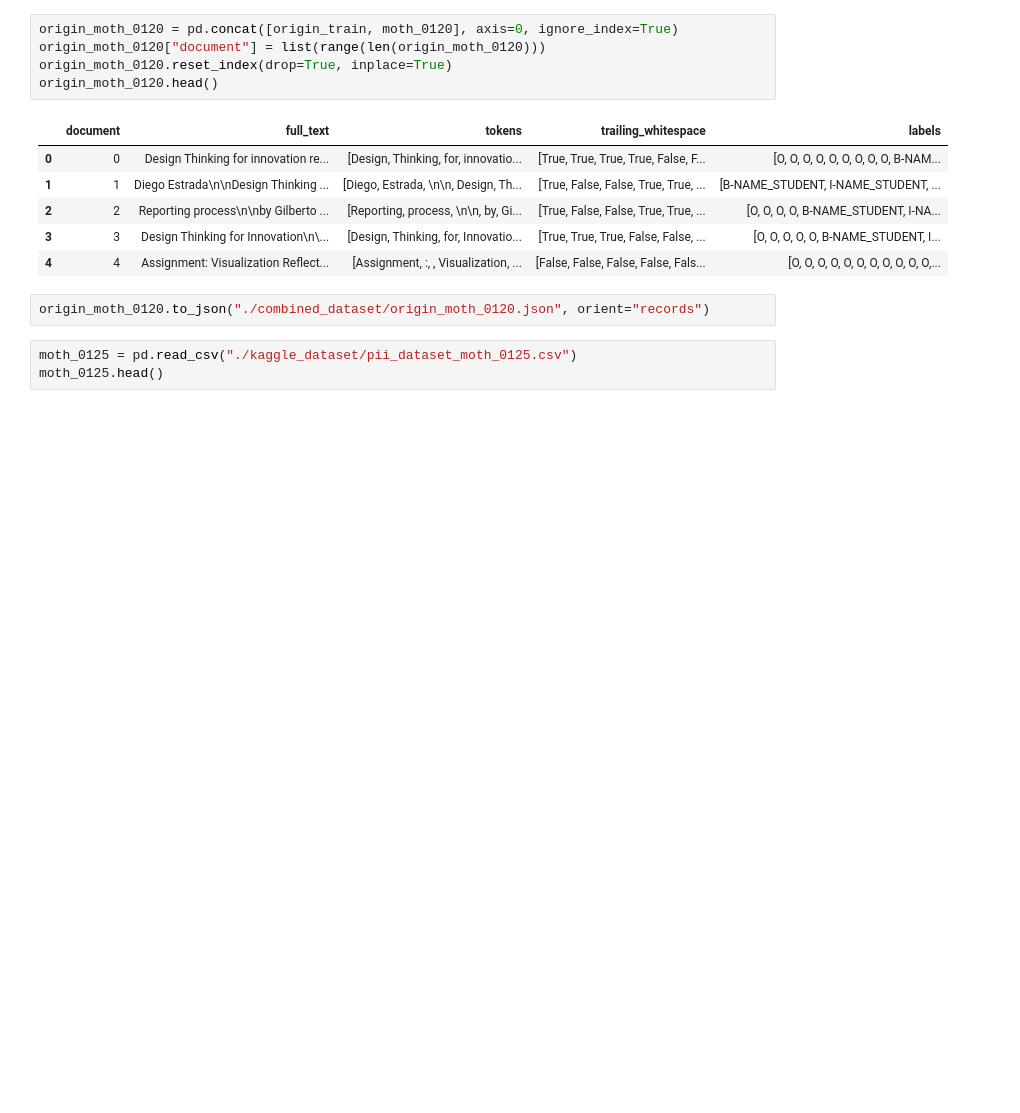
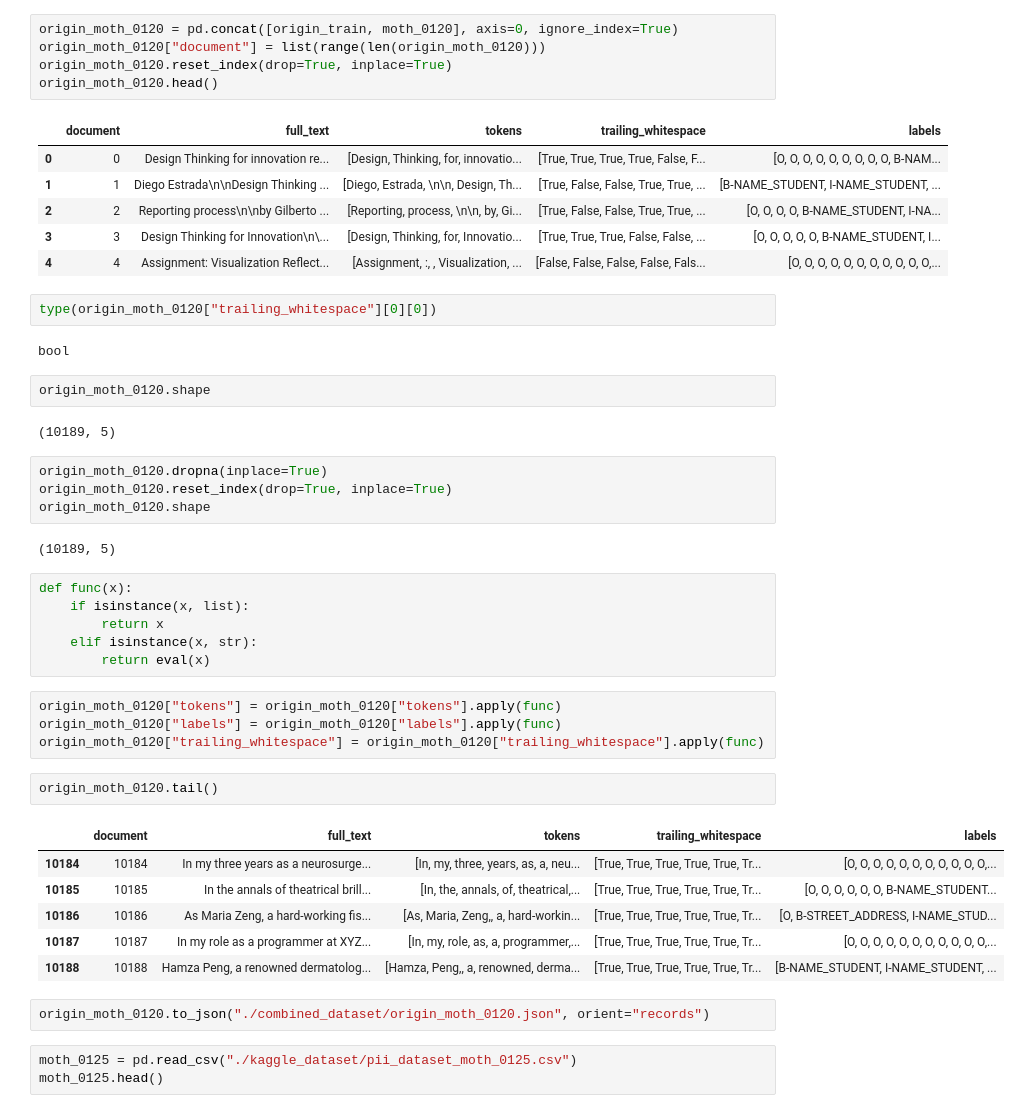
Before and after one commit to Lizhecheng02/Kaggle-PII_Data_Detection, a Jupyter notebook: combine_dataset.ipynb, the cells around one changed output. Cells and saved outputs as stored; diff of their text form; blank space fills up the shorter version.

```diff
--- a/combine_dataset.ipynb
+++ b/combine_dataset.ipynb
@@ -42,6 +46,39 @@ origin_moth_0120.head()
 | 2 | 2 | Reporting process\n\nby Gilberto ... | [Reporting, process, \n\n, by, Gi... | [True, False, False, True, True, ... | [O, O, O, O, B-NAME_STUDENT, I-NA... |
 | 3 | 3 | Design Thinking for Innovation\n\... | [Design, Thinking, for, Innovatio... | [True, True, True, False, False, ... | [O, O, O, O, O, B-NAME_STUDENT, I... |
 | 4 | 4 | Assignment: Visualization Reflect... | [Assignment, :, , Visualization, ... | [False, False, False, False, Fals... | [O, O, O, O, O, O, O, O, O, O, O,... |
+# %%
+type(origin_moth_0120["trailing_whitespace"][0][0])
+# %% [output]
+bool
+# %%
+origin_moth_0120.shape
+# %% [output]
+(10189, 5)
+# %%
+origin_moth_0120.dropna(inplace=True)
+origin_moth_0120.reset_index(drop=True, inplace=True)
+origin_moth_0120.shape
+# %% [output]
+(10189, 5)
+# %%
+def func(x):
+    if isinstance(x, list):
+        return x
+    elif isinstance(x, str):
+        return eval(x)
+# %%
+origin_moth_0120["tokens"] = origin_moth_0120["tokens"].apply(func)
+origin_moth_0120["labels"] = origin_moth_0120["labels"].apply(func)
+origin_moth_0120["trailing_whitespace"] = origin_moth_0120["trailing_whitespace"].apply(func)
+# %%
+origin_moth_0120.tail()
+# %% [output]
+|  | document | full_text | tokens | trailing_whitespace | labels |
+| 10184 | 10184 | In my three years as a neurosurge... | [In, my, three, years, as, a, neu... | [True, True, True, True, True, Tr... | [O, O, O, O, O, O, O, O, O, O, O,... |
+| 10185 | 10185 | In the annals of theatrical brill... | [In, the, annals, of, theatrical,... | [True, True, True, True, True, Tr... | [O, O, O, O, O, O, B-NAME_STUDENT... |
+| 10186 | 10186 | As Maria Zeng, a hard-working fis... | [As, Maria, Zeng,, a, hard-workin... | [True, True, True, True, True, Tr... | [O, B-STREET_ADDRESS, I-NAME_STUD... |
+| 10187 | 10187 | In my role as a programmer at XYZ... | [In, my, role, as, a, programmer,... | [True, True, True, True, True, Tr... | [O, O, O, O, O, O, O, O, O, O, O,... |
+| 10188 | 10188 | Hamza Peng, a renowned dermatolog... | [Hamza, Peng,, a, renowned, derma... | [True, True, True, True, True, Tr... | [B-NAME_STUDENT, I-NAME_STUDENT, ... |
 # %%
 origin_moth_0120.to_json("./combined_dataset/origin_moth_0120.json", orient="records")
 # %%
```
Also changed, not shown: parts of 5 cells of this notebook.
